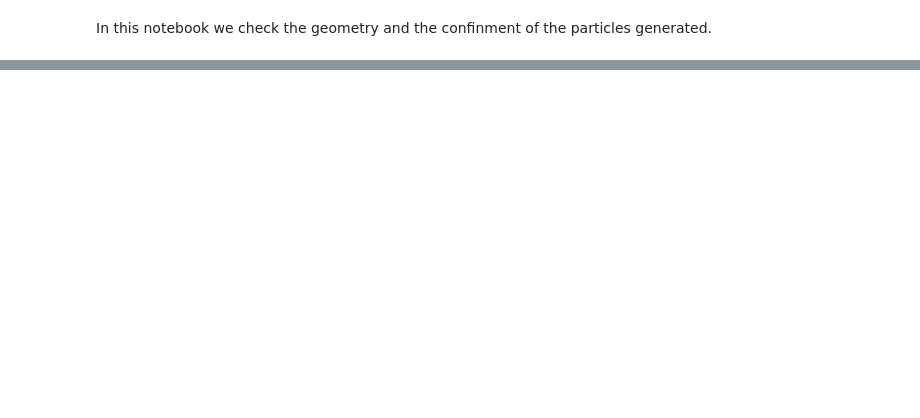
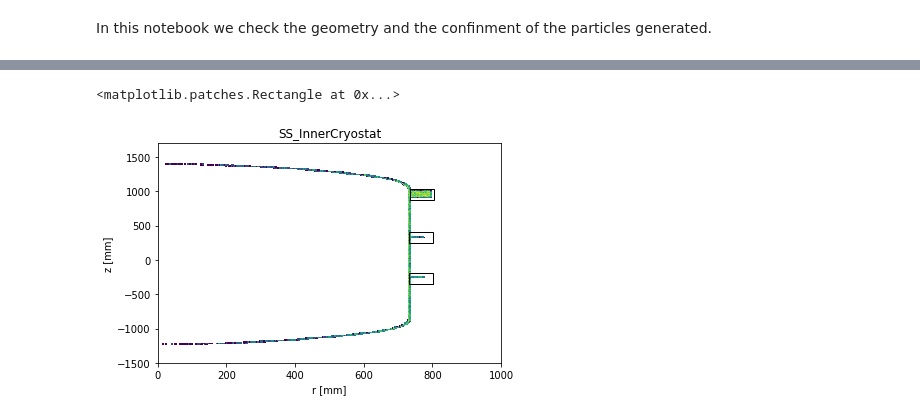
Before and after one commit to ariannarocchetti/MonteCarlo_ER, a Jupyter notebook: geometry_checks.ipynb, the cells around one changed output, grey strips where cells are left out. Cells and saved outputs as stored; diff of their text form; code cells hidden in the pictures; blank space fills up the shorter version.

```diff
--- a/geometry_checks.ipynb
+++ b/geometry_checks.ipynb
@@ -232,0 +245,21 @@ data.head(3)
+# %%
+#let's divide the cryostat
+material = "SS_InnerCryostat"
+rootfile = '/userdata/arocchetti/XENONnT_2019-10-16/'+ material + '/geantinos/output_'+ material+'_geantinos_1.root'
+data = get_xyz(rootfile)
+plt.hist2d(data.R, data.Z, bins = (300,300), range = ((0, 1000), (-1500, 1700)),
+    norm = LogNorm())
+plt.ylabel('z [mm]')
+plt.xlabel('r [mm]')
+plt.title(material)
+plt.tight_layout()
+plt.title(material)
+currentAxis = plt.gca()
+offset = 1488/2
+#STIFFENING RINGS INNERCRYO
+currentAxis.add_patch(Rectangle((735, 125+offset), 70, 160,alpha=1, fill=None ))
+currentAxis.add_patch(Rectangle((732, -500+offset), 70, 160,alpha=1, fill=None ))
+currentAxis.add_patch(Rectangle((732, -1100+offset), 70, 160,alpha=1, fill=None ))
+# %% [output]
+<matplotlib.patches.Rectangle at 0x...>
+[figure, added]
```
Also changed, not shown: parts of 20 cells of this notebook, 1 other file.
